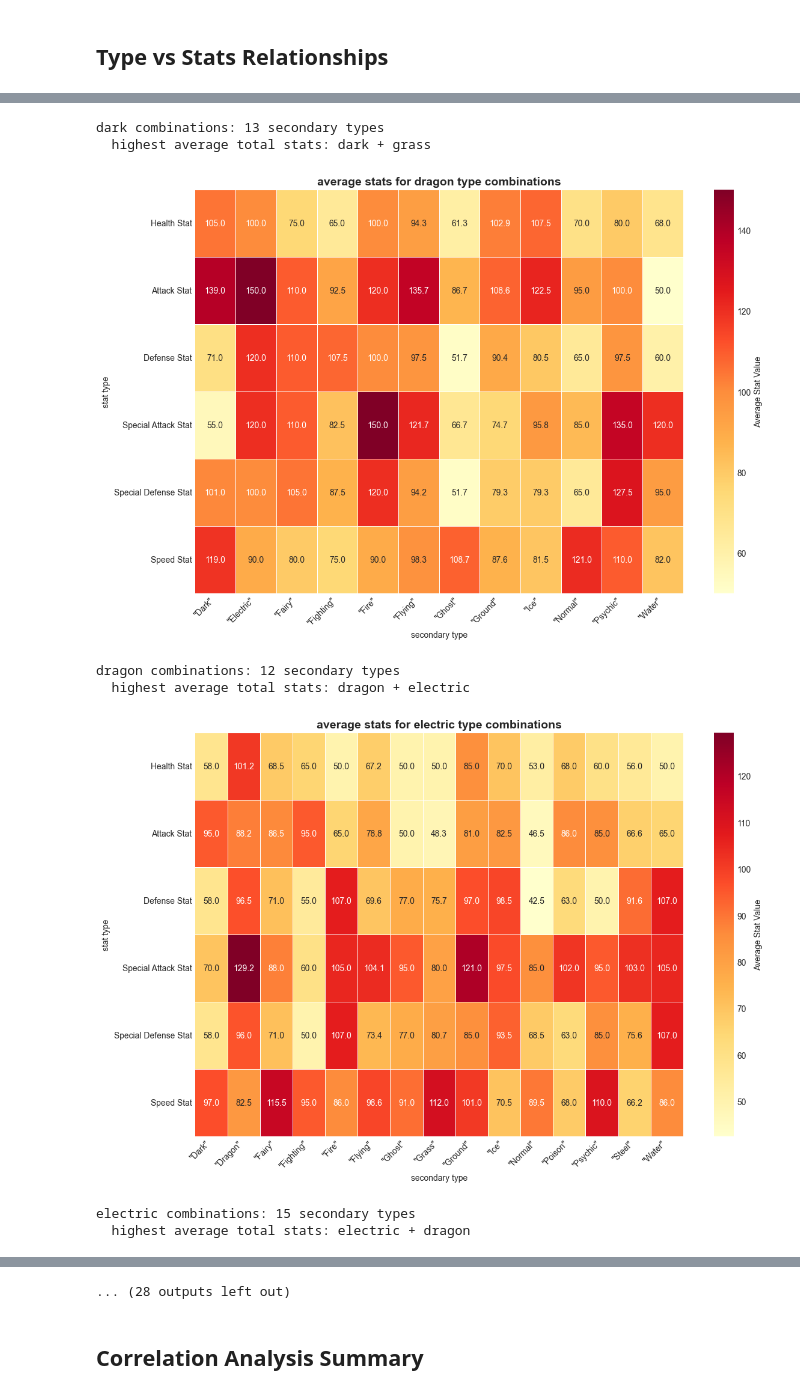
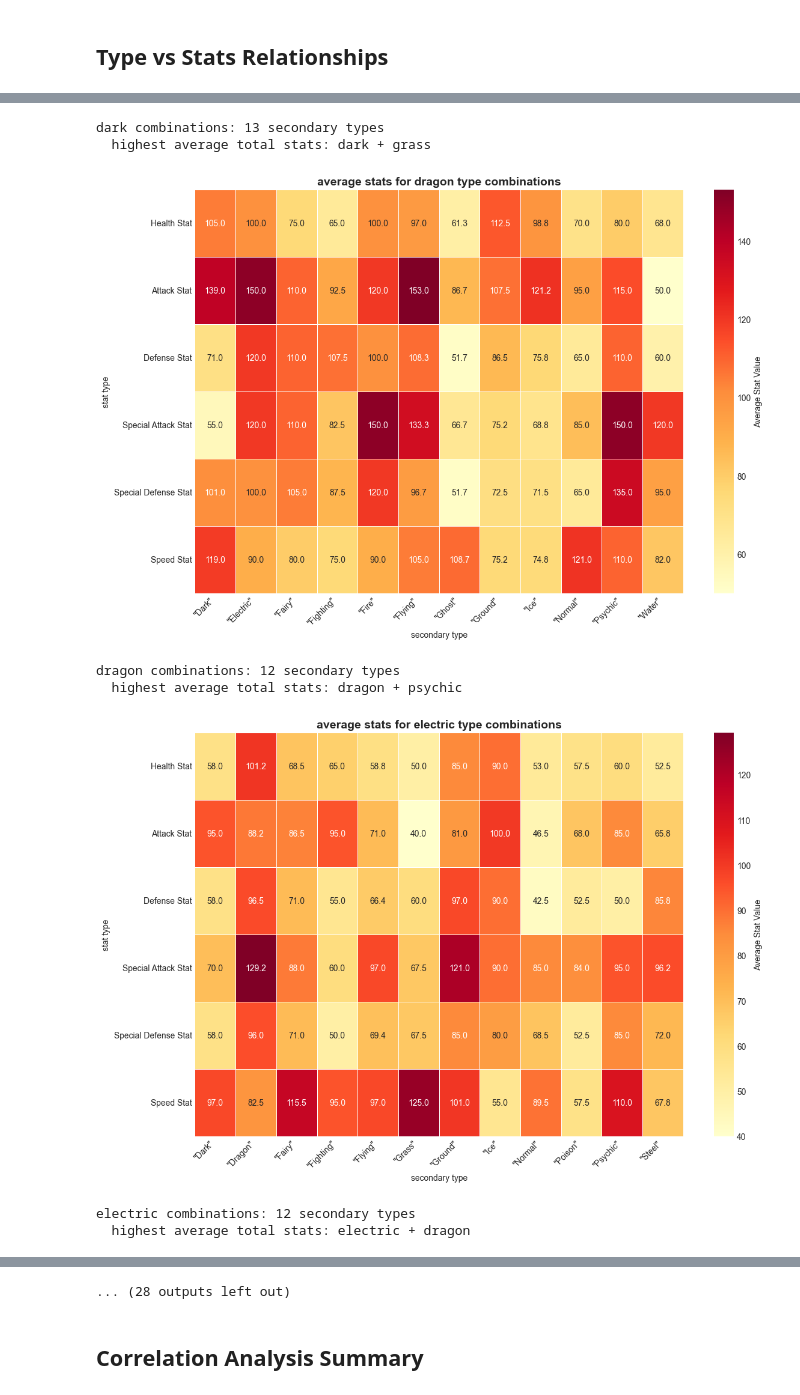
Before and after one commit to Redseba/Team-Rocket-Research, a Jupyter notebook: 2_correlation_analysis.ipynb, the cells around one changed output, grey strips where cells are left out. Cells and saved outputs as stored; diff of their text form; code cells hidden in the pictures.

```diff
--- a/2_correlation_analysis.ipynb
+++ b/2_correlation_analysis.ipynb
@@ -23,8 +23,8 @@ plt.style.use('seaborn-v0_8-whitegrid')
 sns.set_palette("Set2")
 presentation_palette = sns.color_palette("Set2")  # 8 colors available
 
-# load the pokemon dataset
-df = pd.read_csv('Pokemon Database.csv')
+# load the cleaned pokemon dataset (contains Is Legendary and Has Secondary Type)
+df = pd.read_csv('pokemon_cleaned.csv')
 print(f"dataset loaded: {df.shape[0]} rows, {df.shape[1]} columns")
 
 # define stat columns for correlation analysis
@@ -138,7 +146,7 @@ key relationship insights
 
 # single-type pokemon analysis
 single_type = df[df['Secondary Type'].isna()]
-dual_type = df[~df['Secondary Type'].isna()]
+dual_type = df[df['Secondary Type'].notna()]
 
 print(f"single-type pokemon: {len(single_type)}")
 print(f"dual-type pokemon: {len(dual_type)}")
@@ -247,7 +255,7 @@ for stat, corr in dual_type_corr.items():
 legendary_corr_sorted = legendary_corr.sort_values(ascending=False)
 
 plt.figure(figsize=(10, 8))
-bars = plt.bar(range(len(legendary_corr_sorted)), legendary_corr_sorted.values, color=presentation_palette[2])
+bars = plt.bar(range(len(legendary_corr_sorted)), legendary_corr_sorted.values, color=presentation_palette[0])
 plt.xticks(range(len(legendary_corr_sorted)), [s.replace(' Stat', '').lower() for s in legendary_corr_sorted.index], rotation=45, ha='right')
 plt.title('correlation: legendary status vs individual stats', fontsize=14, fontweight='bold')
 plt.ylabel('correlation coefficient')
@@ -276,8 +284,8 @@ bug combinations: 14 secondary types
 dark combinations: 13 secondary types
   highest average total stats: dark + grass
-[figure, old version]
+[figure, new version]
 dragon combinations: 12 secondary types
-  highest average total stats: dragon + electric
+  highest average total stats: dragon + psychic
-[figure, old version]
+[figure, new version]
-electric combinations: 15 secondary types
+electric combinations: 12 secondary types
   highest average total stats: electric + dragon
```
Also changed, not shown: parts of 6 cells of this notebook, 23 other files.
